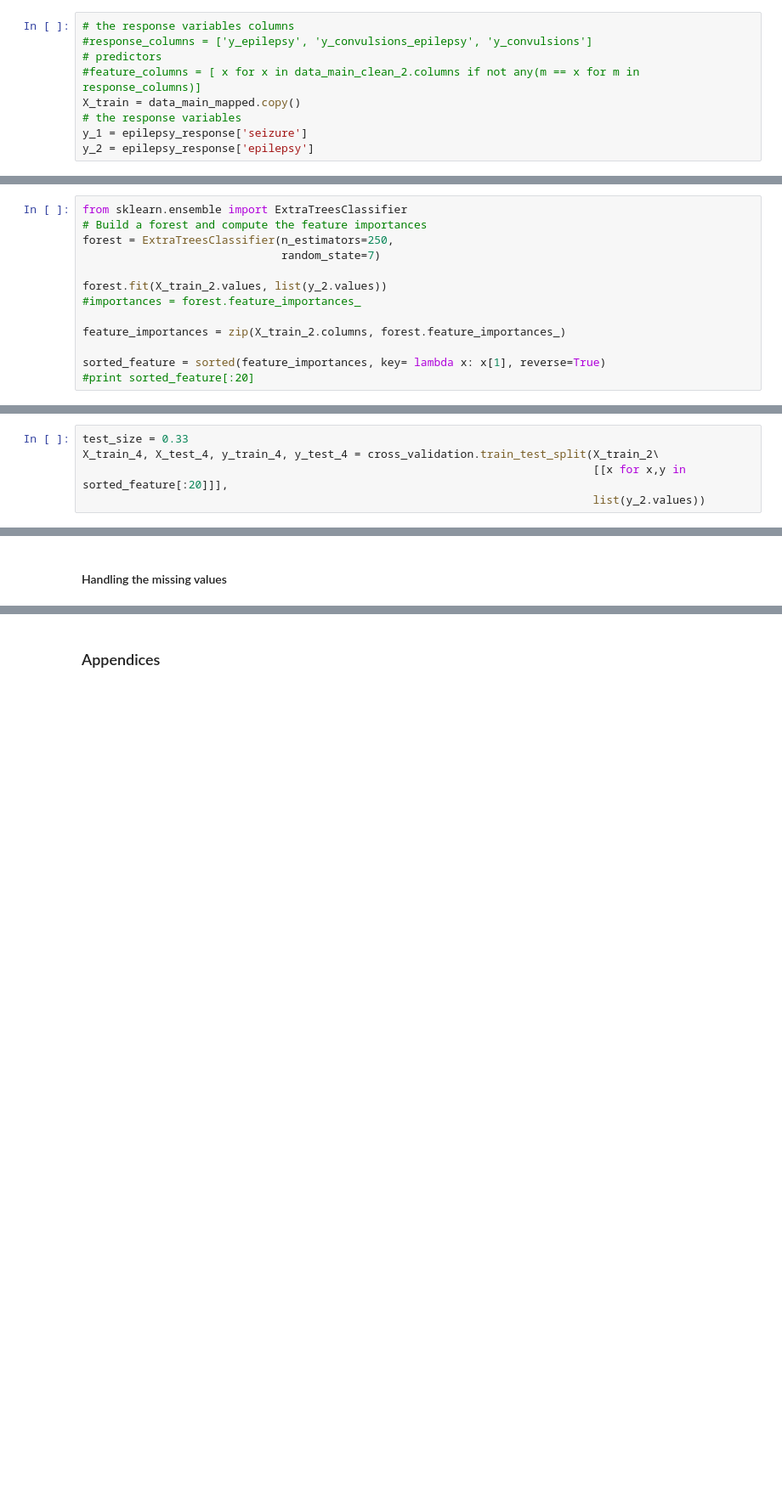
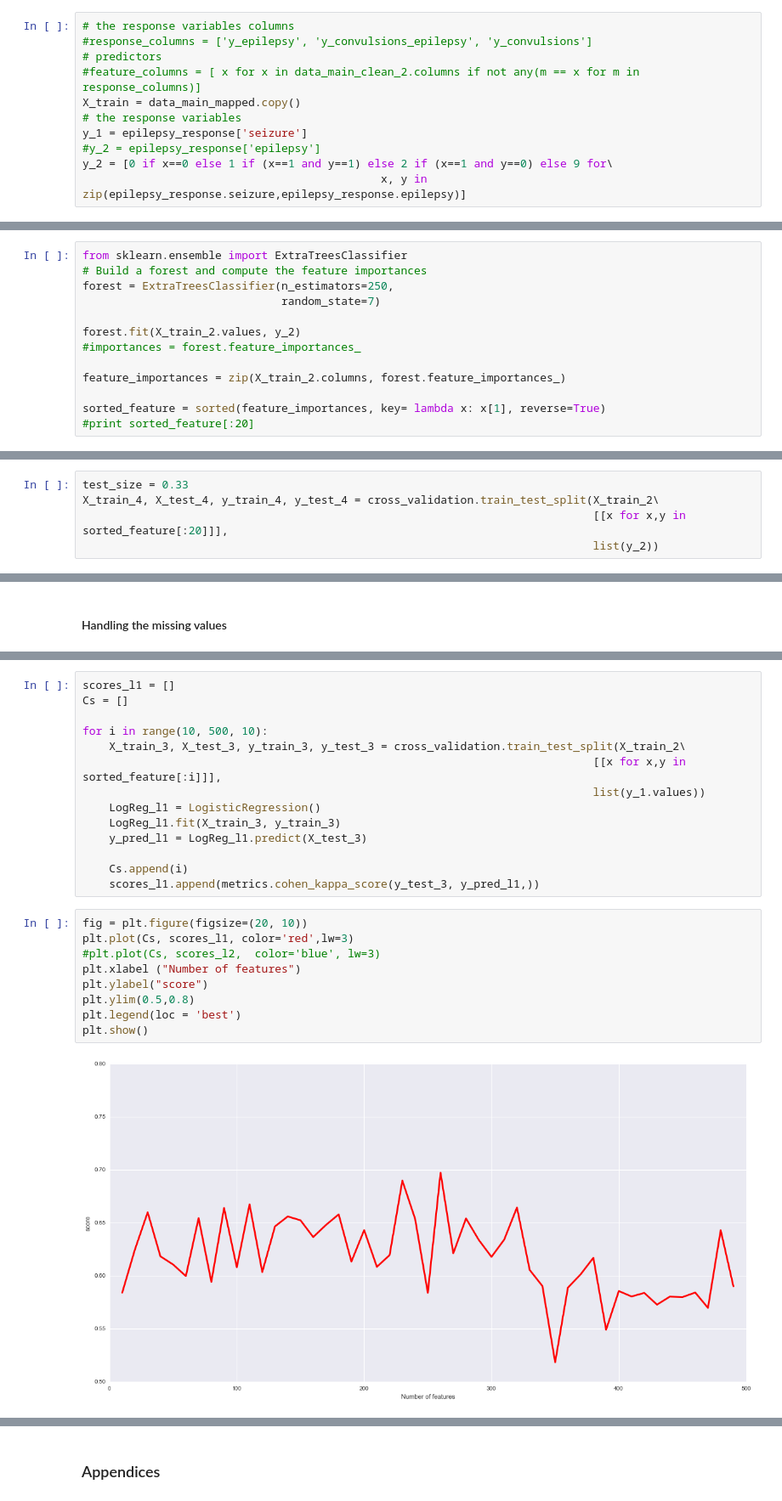
Before and after one commit to SJSBowley/Team6_Kela, a Jupyter notebook: Project.ipynb, the cells around one changed output, grey strips where cells are left out. Shown at 85% size. Cells and saved outputs as stored; diff of their text form; blank space fills up the shorter version.

Commit message:
update
Seizure model created

```diff
--- a/Project.ipynb
+++ b/Project.ipynb
@@ -798,5 +779,7 @@ epilepsy_response.head()
 X_train = data_main_mapped.copy()
 # the response variables
 y_1 = epilepsy_response['seizure']
-y_2 = epilepsy_response['epilepsy']
+#y_2 = epilepsy_response['epilepsy']
+y_2 = [0 if x==0 else 1 if (x==1 and y==1) else 2 if (x==1 and y==0) else 9 for\
+                                             x, y in zip(epilepsy_response.seizure,epilepsy_response.epilepsy)]
 # %%
@@ -874,7 +852,7 @@ from sklearn.ensemble import ExtraTreesClassifier
 forest = ExtraTreesClassifier(n_estimators=250,
                               random_state=7)
 
-forest.fit(X_train_2.values, list(y_2.values))
+forest.fit(X_train_2.values, y_2)
 #importances = forest.feature_importances_
 
 feature_importances = zip(X_train_2.columns, forest.feature_importances_)
@@ -948,7 +926,7 @@ Cohen's Kappa Score is: 0.901670789922
 test_size = 0.33
 X_train_4, X_test_4, y_train_4, y_test_4 = cross_validation.train_test_split(X_train_2\
                                                                              [[x for x,y in sorted_feature[:20]]],
-                                                                             list(y_2.values))
+                                                                             list(y_2))
 # %%
 model = LogisticRegression(class_weight='balanced')
 model.fit(X_train_4, y_train_4)
@@ -1018,0 +1003,25 @@ X_resampled, y_resampled = sm.fit_sample(X_train_2.values, list(y_2.values))
+# %%
+scores_l1 = []
+Cs = []
+
+for i in range(10, 500, 10):
+    X_train_3, X_test_3, y_train_3, y_test_3 = cross_validation.train_test_split(X_train_2\
+                                                                             [[x for x,y in sorted_feature[:i]]],
+                                                                             list(y_1.values))
+    LogReg_l1 = LogisticRegression()
+    LogReg_l1.fit(X_train_3, y_train_3)
+    y_pred_l1 = LogReg_l1.predict(X_test_3)
+
+    Cs.append(i)
+    scores_l1.append(metrics.cohen_kappa_score(y_test_3, y_pred_l1,))
+# %%
+fig = plt.figure(figsize=(20, 10))
+plt.plot(Cs, scores_l1, color='red',lw=3)
+#plt.plot(Cs, scores_l2,  color='blue', lw=3)
+plt.xlabel ("Number of features")
+plt.ylabel("score")
+plt.ylim(0.5,0.8)
+plt.legend(loc = 'best')
+plt.show()
+# %% [output]
+[figure, added]
```
Also changed, not shown: parts of 59 cells of this notebook.
